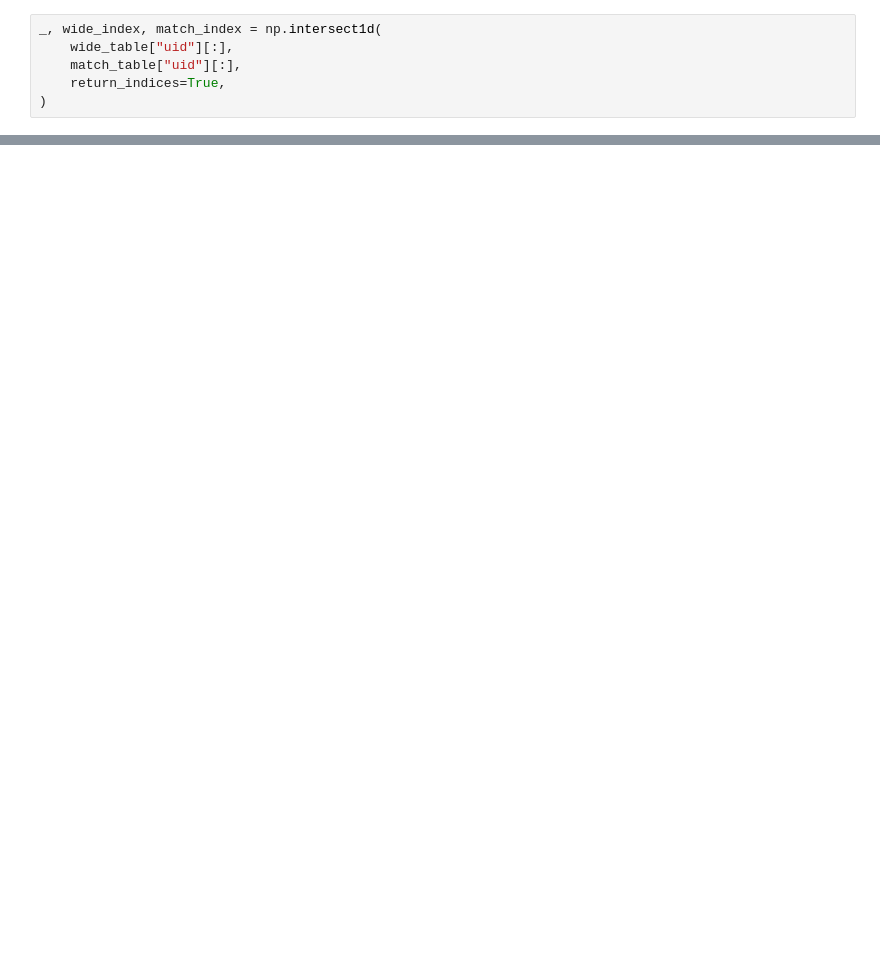
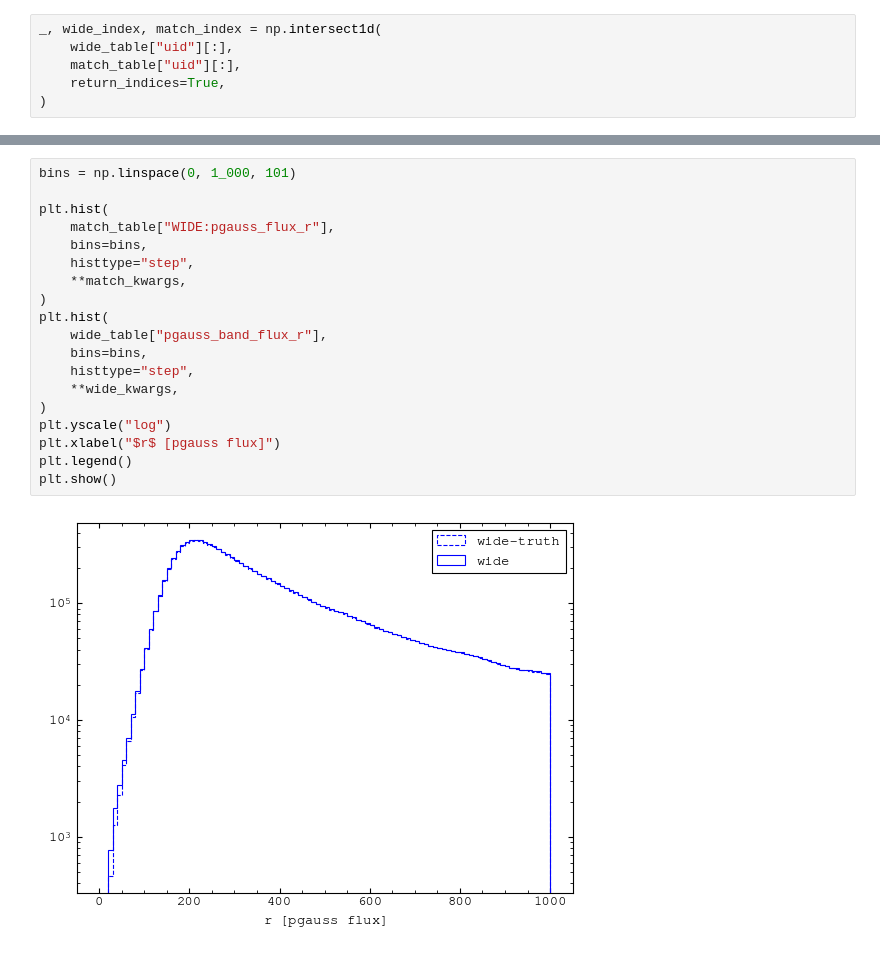
Before and after one commit to sidneymau/des-y6-image-sims-analysis, a Jupyter notebook: notebooks/2025_01_08_matching/validate.ipynb, the cells around one changed output, grey strips where cells are left out. Cells and saved outputs as stored; diff of their text form; blank space fills up the shorter version.

```diff
--- a/notebooks/2025_01_08_matching/validate.ipynb
+++ b/notebooks/2025_01_08_matching/validate.ipynb
@@ -311,0 +297,21 @@ plt.show()
+# %%
+bins = np.linspace(0, 1_000, 101)
+
+plt.hist(
+    match_table["WIDE:pgauss_flux_r"],
+    bins=bins,
+    histtype="step",
+    **match_kwargs,
+)
+plt.hist(
+    wide_table["pgauss_band_flux_r"],
+    bins=bins,
+    histtype="step",
+    **wide_kwargs,
+)
+plt.yscale("log")
+plt.xlabel("$r$ [pgauss flux]")
+plt.legend()
+plt.show()
+# %% [output]
+[figure, new version]
```
Also changed, not shown: parts of 11 cells of this notebook, 1 other file.
